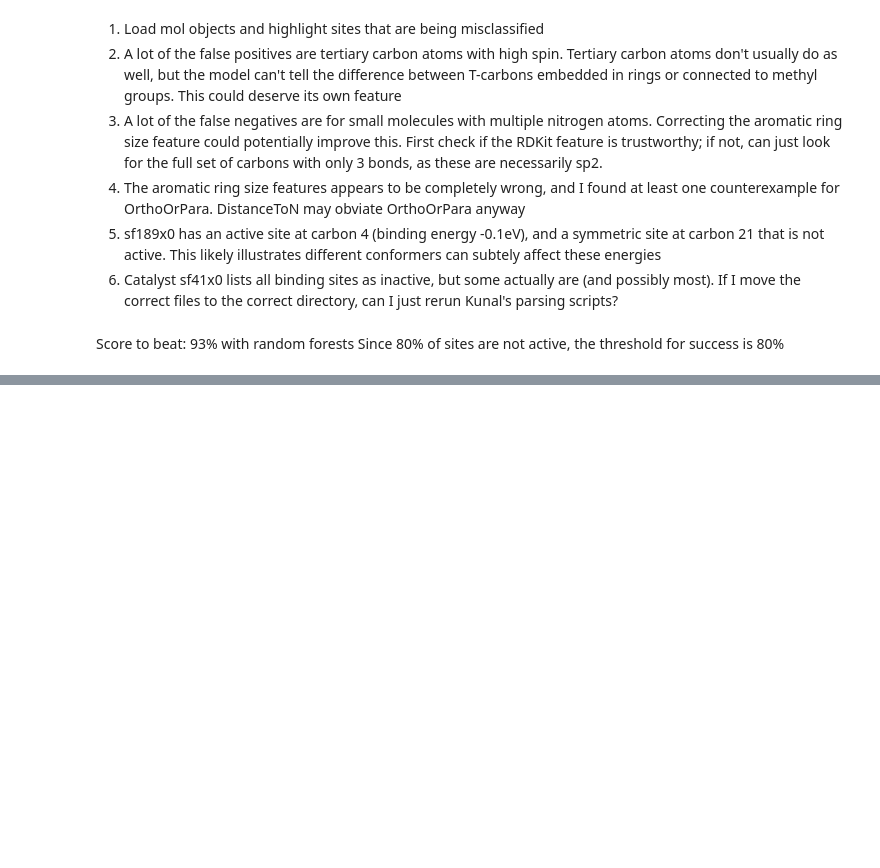
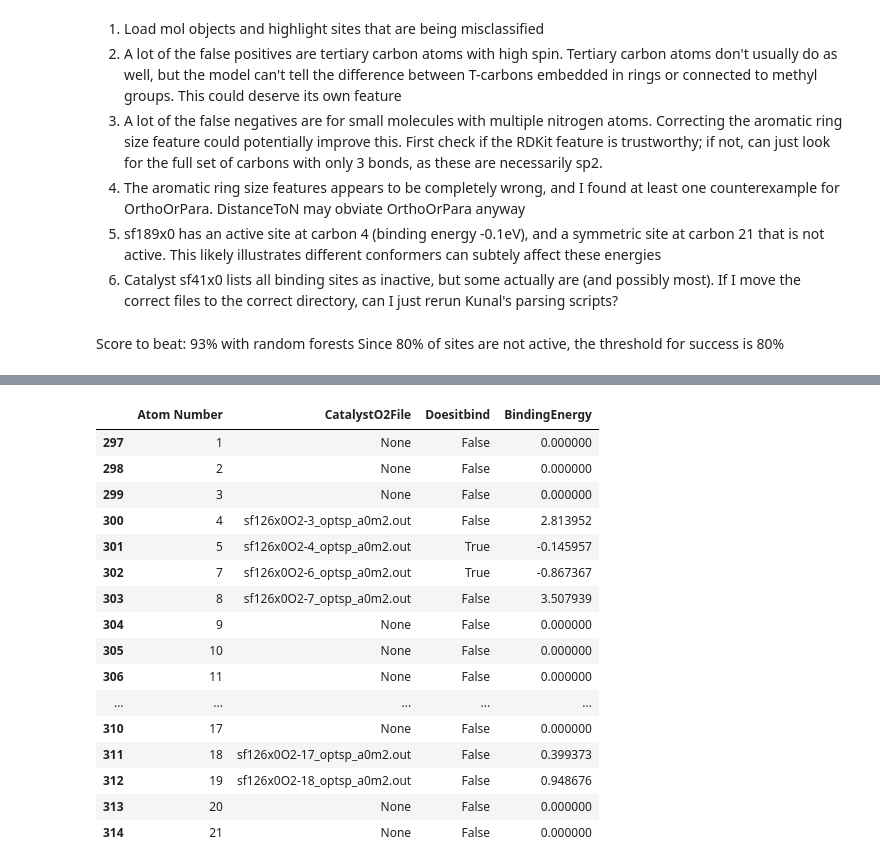
Before and after one commit to ndricke/ngcc_ml, a Jupyter notebook: ngcc_AS_classify.ipynb, the cells around one changed output, grey strips where cells are left out. Saved outputs shown, nothing was run; the diff lists cells and outputs as text; code cells hidden in the pictures; blank space fills up the shorter version.

```diff
--- a/ngcc_AS_classify.ipynb
+++ b/ngcc_AS_classify.ipynb
@@ -170,2 +167,20 @@ dfy_false_pos[["Atom Number", "AromaticSize", "Catalyst Name", "BindingEnergy",
 # %%
-df[df["Catalyst Name"] == "sf41x0"][["Atom Number", "Doesitbind", "BindingEnergy"]]
+df[df["Catalyst Name"] == "sf126x0"][["Atom Number", "CatalystO2File", "Doesitbind", "BindingEnergy"]]
+# %% [output]
+|  | Atom Number | CatalystO2File | Doesitbind | BindingEnergy |
+| 297 | 1 | None | False | 0.000000 |
+| 298 | 2 | None | False | 0.000000 |
+| 299 | 3 | None | False | 0.000000 |
+| 300 | 4 | sf126x0O2-3_optsp_a0m2.out | False | 2.813952 |
+| 301 | 5 | sf126x0O2-4_optsp_a0m2.out | True | -0.145957 |
+| 302 | 7 | sf126x0O2-6_optsp_a0m2.out | True | -0.867367 |
+| 303 | 8 | sf126x0O2-7_optsp_a0m2.out | False | 3.507939 |
+| 304 | 9 | None | False | 0.000000 |
+| 305 | 10 | None | False | 0.000000 |
+| 306 | 11 | None | False | 0.000000 |
+| ... | ... | ... | ... | ... |
+| 310 | 17 | None | False | 0.000000 |
+| 311 | 18 | sf126x0O2-17_optsp_a0m2.out | False | 0.399373 |
+| 312 | 19 | sf126x0O2-18_optsp_a0m2.out | False | 0.948676 |
+| 313 | 20 | None | False | 0.000000 |
+| 314 | 21 | None | False | 0.000000 |
```
Also changed, not shown: parts of 24 cells of this notebook, 1 other file.
